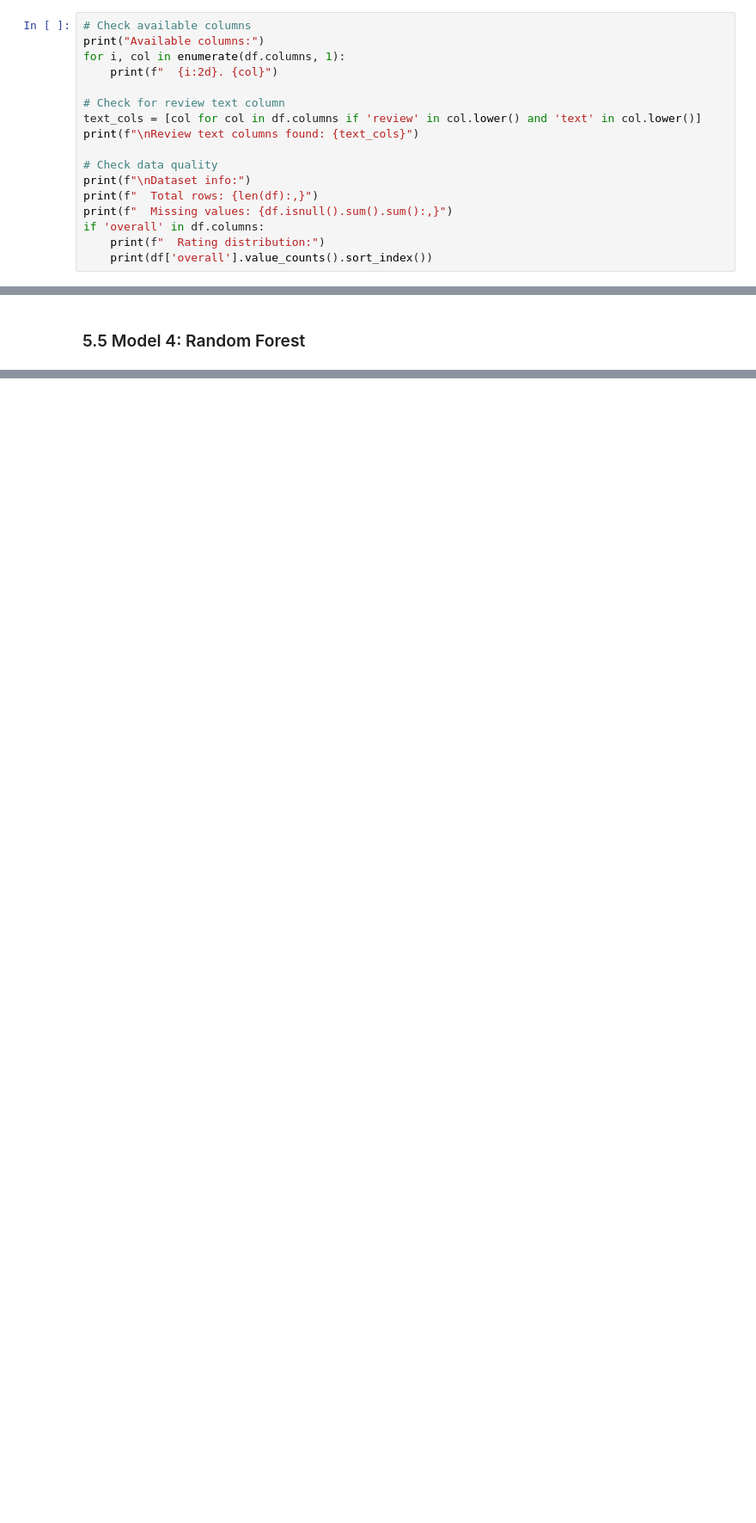
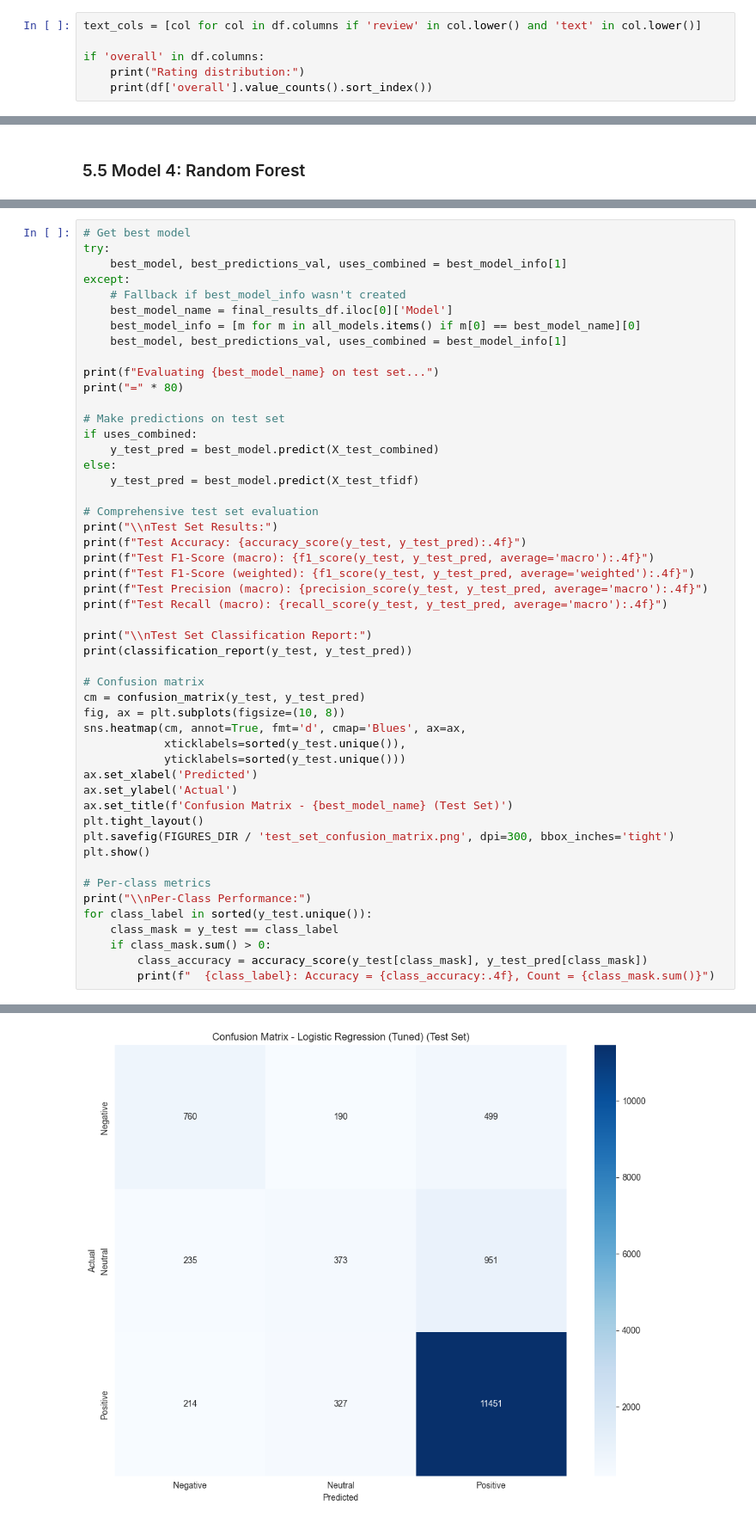
Before and after one commit to GedionAfework/Ecommerce-Insights, a Jupyter notebook: notebooks/02_sentiment_modeling.ipynb, the cells around one changed output, grey strips where cells are left out. Shown: that part at 86% size. Cells and saved outputs as stored; diff of their text form; blank space fills up the shorter version.

```diff
--- a/notebooks/02_sentiment_modeling.ipynb
+++ b/notebooks/02_sentiment_modeling.ipynb
@@ -137,19 +124,8 @@ else:
 # %% [markdown]
 ## 3. Data Preparation and Target Creation
 # %%
-# Check available columns
-print("Available columns:")
-for i, col in enumerate(df.columns, 1):
-    print(f"  {i:2d}. {col}")
+text_cols = [col for col in df.columns if 'review' in col.lower() and 'text' in col.lower()]
 
-# Check for review text column
-text_cols = [col for col in df.columns if 'review' in col.lower() and 'text' in col.lower()]
-print(f"\nReview text columns found: {text_cols}")
-
-# Check data quality
-print(f"\nDataset info:")
-print(f"  Total rows: {len(df):,}")
-print(f"  Missing values: {df.isnull().sum().sum():,}")
 if 'overall' in df.columns:
-    print(f"  Rating distribution:")
+    print("Rating distribution:")
     print(df['overall'].value_counts().sort_index())
@@ -436,0 +661,51 @@ All models have been evaluated on the validation set with comprehensive metrics.
+# %%
+# Get best model
+try:
+    best_model, best_predictions_val, uses_combined = best_model_info[1]
+except:
+    # Fallback if best_model_info wasn't created
+    best_model_name = final_results_df.iloc[0]['Model']
+    best_model_info = [m for m in all_models.items() if m[0] == best_model_name][0]
+    best_model, best_predictions_val, uses_combined = best_model_info[1]
+
+print(f"Evaluating {best_model_name} on test set...")
+print("=" * 80)
+
+# Make predictions on test set
+if uses_combined:
+    y_test_pred = best_model.predict(X_test_combined)
+else:
+    y_test_pred = best_model.predict(X_test_tfidf)
+
+# Comprehensive test set evaluation
+print("\\nTest Set Results:")
+print(f"Test Accuracy: {accuracy_score(y_test, y_test_pred):.4f}")
+print(f"Test F1-Score (macro): {f1_score(y_test, y_test_pred, average='macro'):.4f}")
+print(f"Test F1-Score (weighted): {f1_score(y_test, y_test_pred, average='weighted'):.4f}")
+print(f"Test Precision (macro): {precision_score(y_test, y_test_pred, average='macro'):.4f}")
+print(f"Test Recall (macro): {recall_score(y_test, y_test_pred, average='macro'):.4f}")
+
+print("\\nTest Set Classification Report:")
+print(classification_report(y_test, y_test_pred))
+
+# Confusion matrix
+cm = confusion_matrix(y_test, y_test_pred)
+fig, ax = plt.subplots(figsize=(10, 8))
+sns.heatmap(cm, annot=True, fmt='d', cmap='Blues', ax=ax,
+            xticklabels=sorted(y_test.unique()),
+            yticklabels=sorted(y_test.unique()))
+ax.set_xlabel('Predicted')
+ax.set_ylabel('Actual')
+ax.set_title(f'Confusion Matrix - {best_model_name} (Test Set)')
+plt.tight_layout()
+plt.savefig(FIGURES_DIR / 'test_set_confusion_matrix.png', dpi=300, bbox_inches='tight')
+plt.show()
+
+# Per-class metrics
+print("\\nPer-Class Performance:")
+for class_label in sorted(y_test.unique()):
+    class_mask = y_test == class_label
+    if class_mask.sum() > 0:
+        class_accuracy = accuracy_score(y_test[class_mask], y_test_pred[class_mask])
+        print(f"  {class_label}: Accuracy = {class_accuracy:.4f}, Count = {class_mask.sum()}")
+# %% [output]
@@ -436,0 +730 @@ All models have been evaluated on the validation set with comprehensive metrics.
+[figure, added]
```
Also changed, not shown: parts of 27 cells of this notebook, 9 other files.
